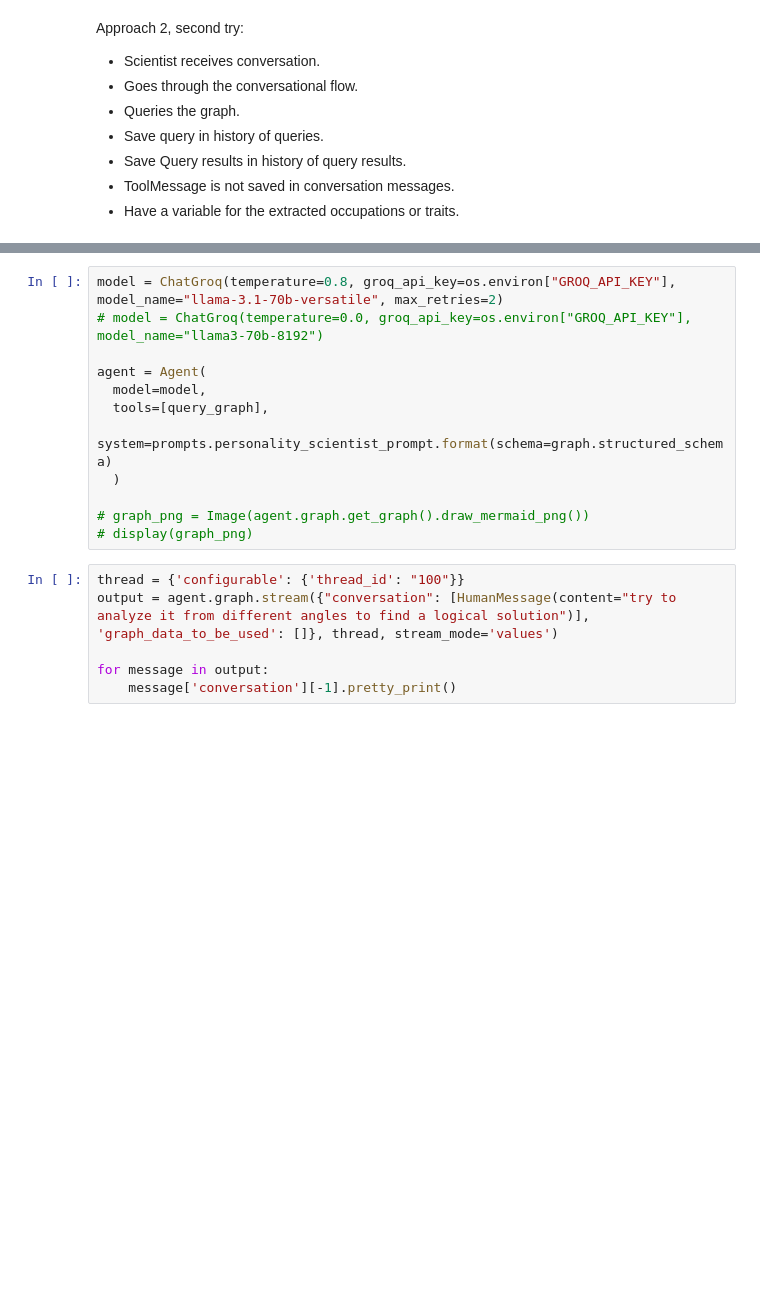
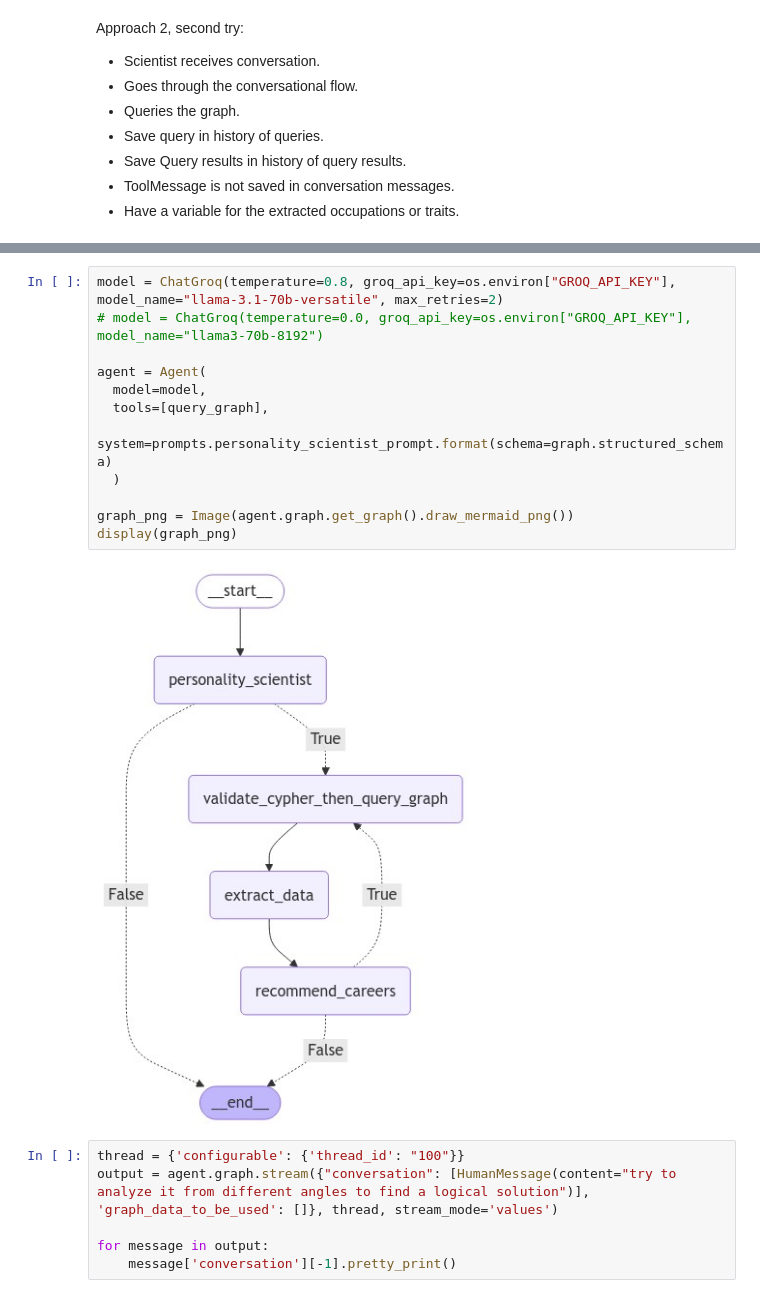
Before and after one commit to MarcDagher/PersonaBot, a Jupyter notebook: Testing/approach_2_try_2.ipynb, the cells around one changed output, grey strips where cells are left out. Drawn from its saved outputs; the diff is of its cells as text; blank space fills up the shorter version.

```diff
--- a/Testing/approach_2_try_2.ipynb
+++ b/Testing/approach_2_try_2.ipynb
@@ -231,15 +232,17 @@ class Agent:
 # %%
 model = ChatGroq(temperature=0.8, groq_api_key=os.environ["GROQ_API_KEY"], model_name="llama-3.1-70b-versatile", max_retries=2)
 # model = ChatGroq(temperature=0.0, groq_api_key=os.environ["GROQ_API_KEY"], model_name="llama3-70b-8192")
 
 agent = Agent(
   model=model,
   tools=[query_graph],
   system=prompts.personality_scientist_prompt.format(schema=graph.structured_schema)
   )
 
-# graph_png = Image(agent.graph.get_graph().draw_mermaid_png())
-# display(graph_png)
+graph_png = Image(agent.graph.get_graph().draw_mermaid_png())
+display(graph_png)
+# %% [output]
+[figure, added]
 # %%
 thread = {'configurable': {'thread_id': "100"}}
 output = agent.graph.stream({"conversation": [HumanMessage(content="try to analyze it from different angles to find a logical solution")], 'graph_data_to_be_used': []}, thread, stream_mode='values')
```
Also changed, not shown: parts of 2 cells of this notebook, 4 other files.
